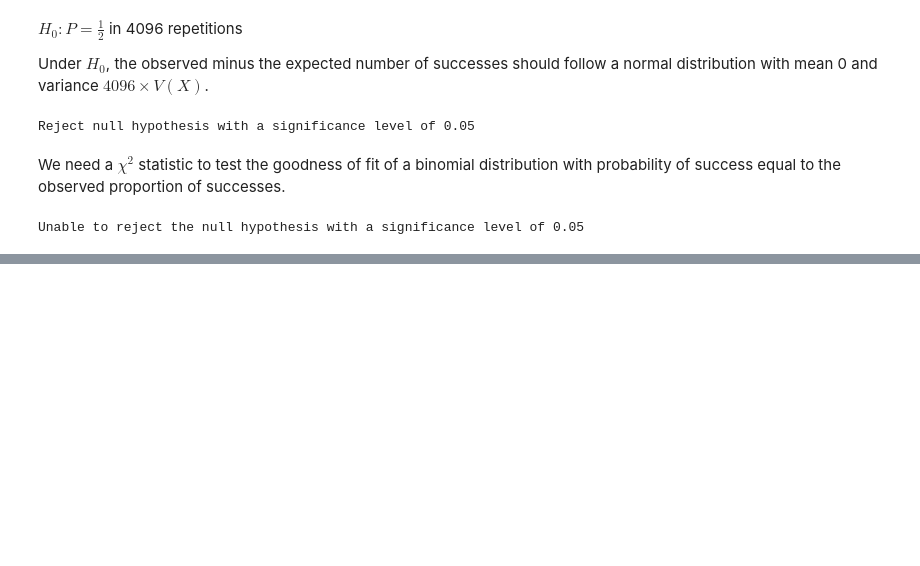
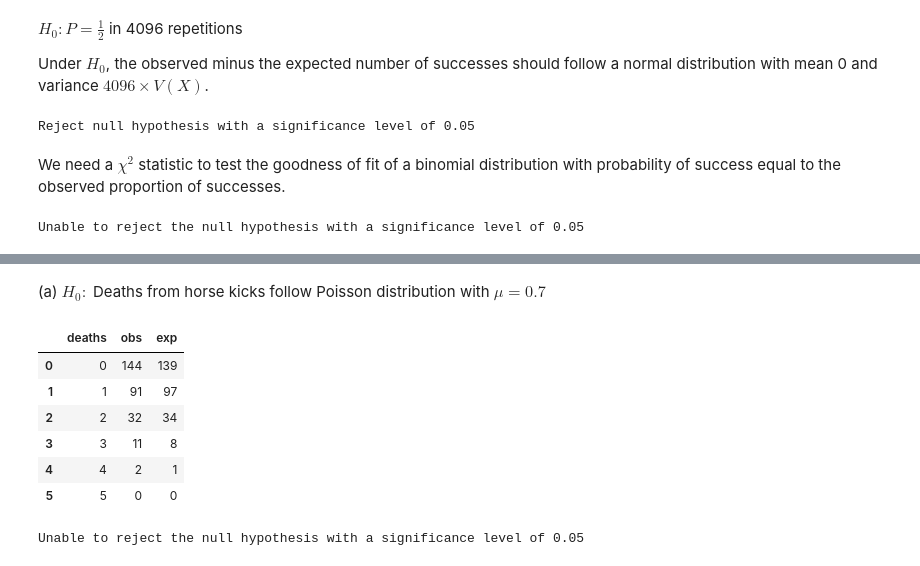
Before and after one commit to ArturoSbr/Principles-of-Statistics-MG-Bulmer-1965, a Jupyter notebook: 9_tests_of_significance.ipynb, the cells around one changed output, grey strips where cells are left out. Cells and saved outputs as stored; diff of their text form; code cells hidden in the pictures; blank space fills up the shorter version.

```diff
--- a/9_tests_of_significance.ipynb
+++ b/9_tests_of_significance.ipynb
@@ -250,0 +254,25 @@ Unable to reject the null hypothesis with a significance level of 0.05
+# %% [markdown]
+(a) $H_0:$ Deaths from horse kicks follow Poisson distribution with $\mu = 0.7$
+# %%
+df = pd.DataFrame({'deaths':range(6), 'obs':[144,91,32,11,2,0], 'exp':[139,97,34,8,1,0]})
+df
+# %% [output]
+|  | deaths | obs | exp |
+| 0 | 0 | 144 | 139 |
+| 1 | 1 | 91 | 97 |
+| 2 | 2 | 32 | 34 |
+| 3 | 3 | 11 | 8 |
+| 4 | 4 | 2 | 1 |
+| 5 | 5 | 0 | 0 |
+# %%
+# Combine groups such that df['exp'] >= 5
+df = pd.concat([df[df['deaths'] <= 2],
+                df[df['deaths'] > 2].sum().to_frame().transpose()])
+
+# Chi-square test with ddof = 1 because mu wasestimated from data
+chi_test = stats.chisquare(f_obs=df['obs'], f_exp=df['exp'], ddof=1)
+
+# Test H_0
+test(alpha=0.05, p_value=chi_test[1])
+# %% [output]
+Unable to reject the null hypothesis with a significance level of 0.05
```
Also changed, not shown: parts of 8 cells of this notebook.
